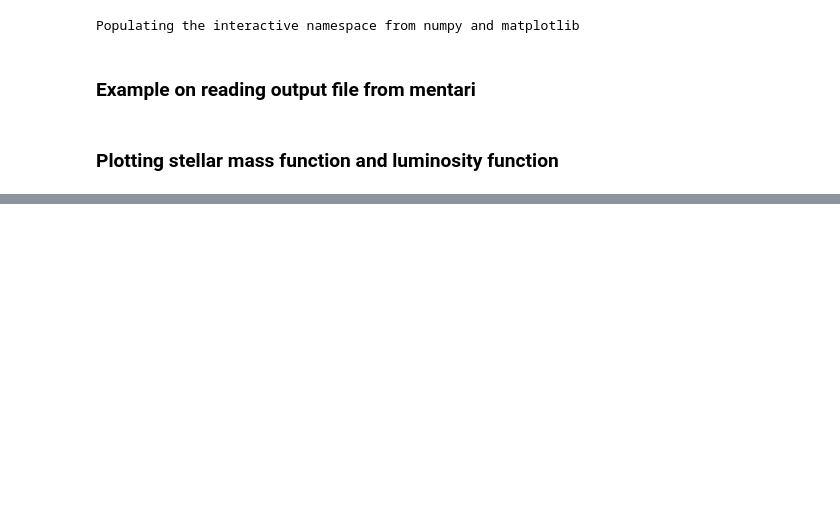
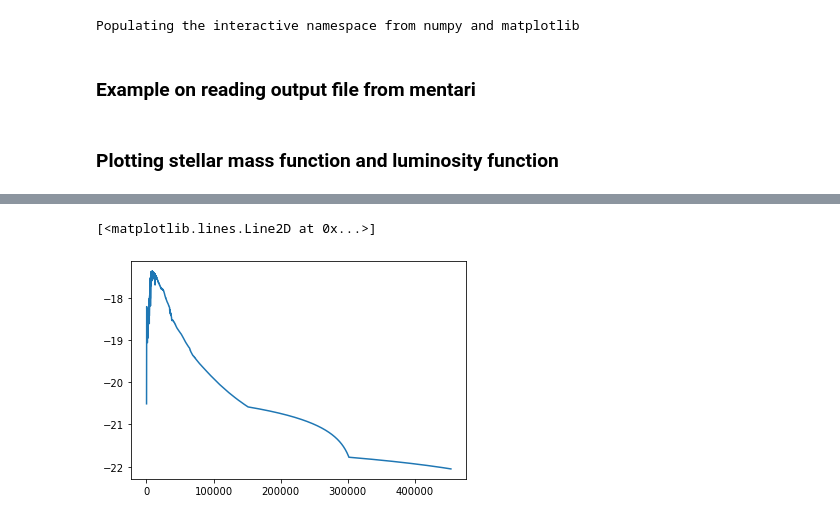
Before and after one commit to dptriani/mentari, a Jupyter notebook: Read W1.ipynb, the cells around one changed output, grey strips where cells are left out. Saved outputs shown, nothing was run; the diff lists cells and outputs as text; code cells hidden in the pictures; blank space fills up the shorter version.

```diff
--- a/Read W1.ipynb
+++ b/Read W1.ipynb
@@ -82,0 +141,6 @@ plt.yscale('log')
+# %%
+wavelength, spectrum = mtr.doppler_shift(wavelength_m1, spectra_m1, 0.508)
+plt.plot(wavelength, np.log10(spectrum[0]))
+# %% [output]
+[<matplotlib.lines.Line2D at 0x...>]
+[figure, added]
```
Also changed, not shown: parts of 11 cells of this notebook, 3 other files.
